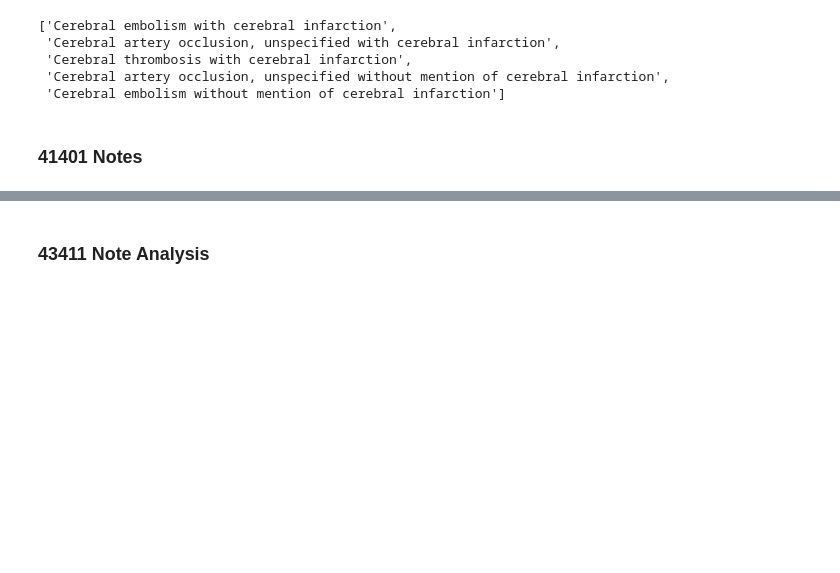
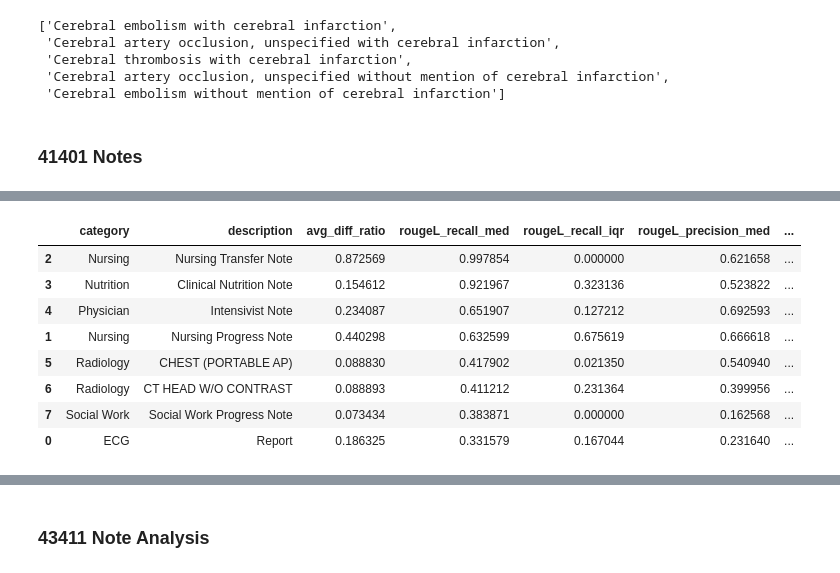
Before and after one commit to tomolopolis/clinical_sum, a Jupyter notebook: Redundnacy_Exploration.ipynb, the cells around one changed output, grey strips where cells are left out. Saved outputs shown, nothing was run; the diff lists cells and outputs as text; code cells hidden in the pictures; blank space fills up the shorter version.

```diff
--- a/Redundnacy_Exploration.ipynb
+++ b/Redundnacy_Exploration.ipynb
@@ -88,15 +104,18 @@ care_notes_df['cat_descs'] = care_notes_df.apply(lambda r: [(f'{c.strip()}:{d}')
 # %%
 def compute_diff(notes: pd.DataFrame) -> pd.DataFrame:
     internote_sort_cols = ['hadm_id', 'chartdate', 'charttime', 'category', 'description']
-    internote_group_keys = ['hadm_id', 'category', 'description']
-    groups_gen = notes.sort_values(internote_sort_cols).groupby(internote_group_keys)
+    internote_group_cols = ['hadm_id', 'category', 'description']
     results = defaultdict(list)
-    for k, g in groups_gen:
+    rouge_metric = load_metric('rouge')
+    bert_metric = load_metric('bertscore')
+    for k, g in notes.groupby(internote_group_cols):
         if g.shape[0] > 1:
             ratios, std_devs, max_ratios, min_ratios, redundant_toks, total_tokens = [], [], [], [], [], []
             for i in range(len(g.text.tolist()) - 1):
                 ratio, std_dev, max_ratio, min_ratio, redundant_toks_len, total_toks = \
                     diff_ratio(g.text.iloc[i], g.text.iloc[i+1])
+                rouge_metric.add(prediction=g.text.iloc[i+1], reference=g.text.iloc[i])
+                bert_metric.add(prediction=g.text.iloc[i+1], reference=g.text.iloc[i])
                 ratios.append(ratio)
                 std_devs.append(std_dev)
                 max_ratios.append(max_ratio)
@@ -114,4 +133,27 @@ def compute_diff(notes: pd.DataFrame) -> pd.DataFrame:
             results['hadm_id'].append(k[0])
             results['category'].append(k[1])
             results['description'].append(k[2])
+            # compute batched summarisation metrics
+            bert_scores = bert_metric.compute(lang='en', rescale_with_baseline=True, model_type='xlnet-base-cased')
+            rougeL = rouge_metric.compute(rouge_types=['rougeL'], use_agregator=False)['rougeL']
+            _compute_rouge_stats(rougeL, 'recall', results)
+            _compute_rouge_stats(rougeL, 'precision', results)
+            _compute_bert_score_stats(bert_scores, 'recall', results)
+            _compute_bert_score_stats(bert_scores, 'precision', results)
+
     return pd.DataFrame(results)
+
+def _compute_rouge_stats(scores: list, prop: str, results: dict):
+    measure = [getattr(l, prop) for l in scores]
+    results[f'rg_{prop}'].append(measure)
+    results[f'rg_{prop}_avg'].append(np.average(measure))
+    results[f'rg_{prop}_med'].append(np.median(measure))
+    results[f'rg_{prop}_iqr'].append(np.subtract(*np.percentile(measure, [75, 25])))
+
+def _compute_bert_score_stats(scores: list, prop: str, results):
+    results[f'bs_{prop}'].append(scores[prop])
+    results[f'bs_{prop}_avg'].append(np.average(scores[prop]))
+    results[f'bs_{prop}_med'].append(np.median(scores[prop]))
+    results[f'bs_{prop}_iqr'].append(np.subtract(*np.percentile(scores[prop], [75, 25])))
+# %%
+results_df = compute_diff(stroke_notes_subset)
@@ -117,0 +169,17 @@ def compute_diff(notes: pd.DataFrame) -> pd.DataFrame:
+# %%
+results_df = pd.concat([rougeL, results_df.loc[:, [c for c in results_df.columns if 'rougeL' in c]]], axis=1)
+# %%
+scores = results_df.loc[:, ['category', 'description', 'avg_diff_ratio', 'rougeL_recall_med', 'rougeL_recall_iqr', 'rougeL_precision_med', 'rougeL_precision_iqr',
+                            'bert-score_recall_med', 'bert-score_recall_iqr', 'bert-score_precision_med', 'bert-score_precision_iqr']]
+# %%
+scores.sort_values(['rougeL_recall_med', 'rougeL_precision_med'], ascending=[False, True])
+# %% [output]
+|  | category | description | avg_diff_ratio | rougeL_recall_med | rougeL_recall_iqr | rougeL_precision_med | ... |
+| 2 | Nursing | Nursing Transfer Note | 0.872569 | 0.997854 | 0.000000 | 0.621658 | ... |
+| 3 | Nutrition | Clinical Nutrition Note | 0.154612 | 0.921967 | 0.323136 | 0.523822 | ... |
+| 4 | Physician | Intensivist Note | 0.234087 | 0.651907 | 0.127212 | 0.692593 | ... |
+| 1 | Nursing | Nursing Progress Note | 0.440298 | 0.632599 | 0.675619 | 0.666618 | ... |
+| 5 | Radiology | CHEST (PORTABLE AP) | 0.088830 | 0.417902 | 0.021350 | 0.540940 | ... |
+| 6 | Radiology | CT HEAD W/O CONTRAST | 0.088893 | 0.411212 | 0.231364 | 0.399956 | ... |
+| 7 | Social Work | Social Work Progress Note | 0.073434 | 0.383871 | 0.000000 | 0.162568 | ... |
+| 0 | ECG | Report | 0.186325 | 0.331579 | 0.167044 | 0.231640 | ... |
```
Also changed, not shown: parts of 68 cells of this notebook.
